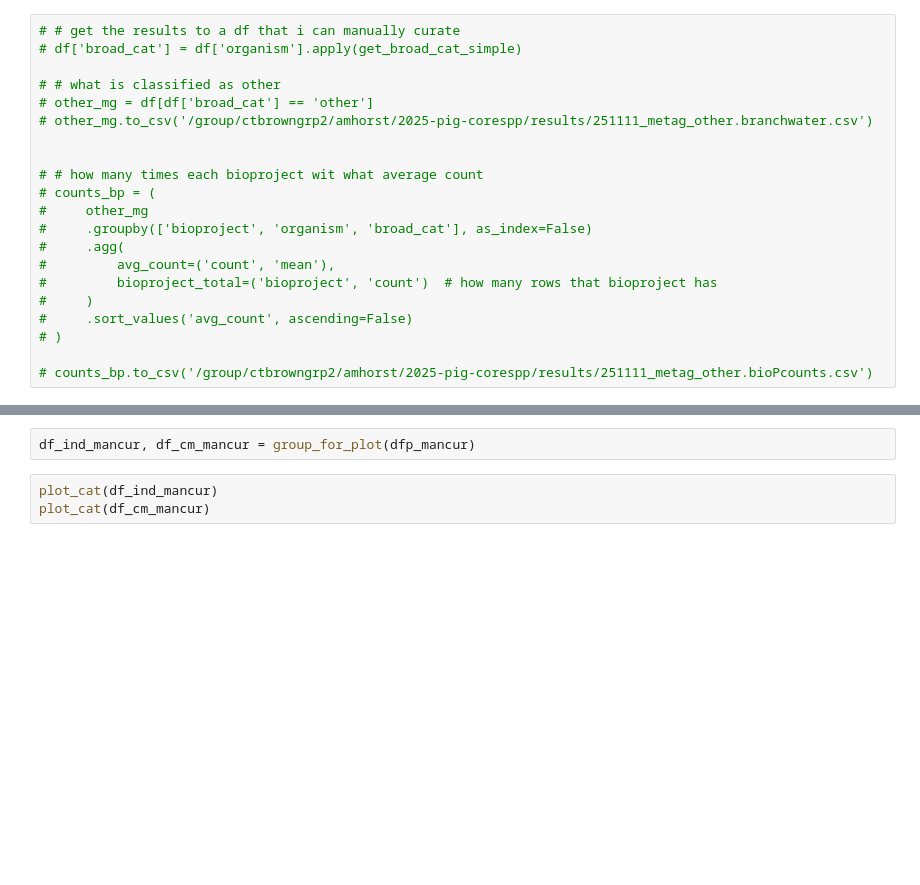
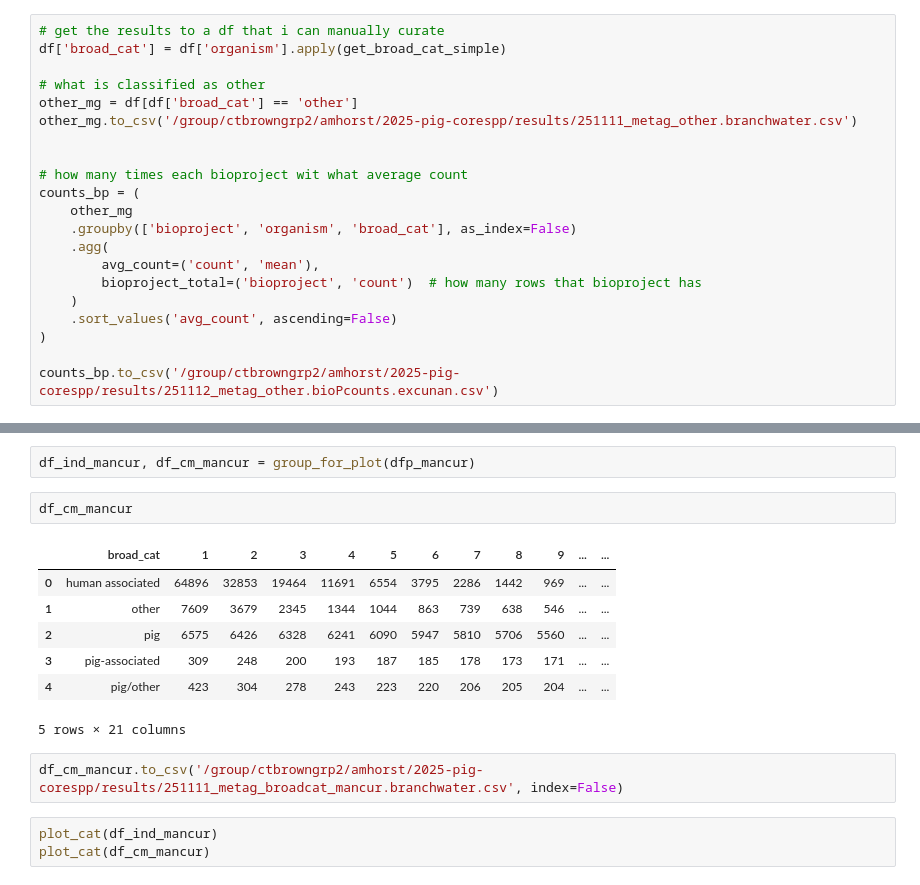
Before and after one commit to AnneliektH/2025-pig-corespp, a Jupyter notebook: workflow/notebooks/251111_process_bw.ipynb, the cells around one changed output, grey strips where cells are left out. Cells and saved outputs as stored; diff of their text form; blank space fills up the shorter version.

```diff
--- a/workflow/notebooks/251111_process_bw.ipynb
+++ b/workflow/notebooks/251111_process_bw.ipynb
@@ -125,26 +157,26 @@ plot_cat_percent(df_cm)
 - Are theys in actuality pig?
 - Move everything with the tag 'other' and look at the SRAs
 # %%
-# # get the results to a df that i can manually curate
-# df['broad_cat'] = df['organism'].apply(get_broad_cat_simple)
+# get the results to a df that i can manually curate
+df['broad_cat'] = df['organism'].apply(get_broad_cat_simple)
 
-# # what is classified as other
-# other_mg = df[df['broad_cat'] == 'other']
-# other_mg.to_csv('/group/ctbrowngrp2/amhorst/2025-pig-corespp/results/251111_metag_other.branchwater.csv')
+# what is classified as other
+other_mg = df[df['broad_cat'] == 'other']
+other_mg.to_csv('/group/ctbrowngrp2/amhorst/2025-pig-corespp/results/251111_metag_other.branchwater.csv')
 
 
-# # how many times each bioproject wit what average count
-# counts_bp = (
-#     other_mg
-#     .groupby(['bioproject', 'organism', 'broad_cat'], as_index=False)
-#     .agg(
-#         avg_count=('count', 'mean'),
-#         bioproject_total=('bioproject', 'count')  # how many rows that bioproject has
-#     )
-#     .sort_values('avg_count', ascending=False)
-# )
+# how many times each bioproject wit what average count
+counts_bp = (
+    other_mg
+    .groupby(['bioproject', 'organism', 'broad_cat'], as_index=False)
+    .agg(
+        avg_count=('count', 'mean'),
+        bioproject_total=('bioproject', 'count')  # how many rows that bioproject has
+    )
+    .sort_values('avg_count', ascending=False)
+)
 
-# counts_bp.to_csv('/group/ctbrowngrp2/amhorst/2025-pig-corespp/results/251111_metag_other.bioPcounts.csv')
+counts_bp.to_csv('/group/ctbrowngrp2/amhorst/2025-pig-corespp/results/251112_metag_other.bioPcounts.excunan.csv')
 # %%
 # load mancur
 df_mancur = pd.read_csv('/group/ctbrowngrp2/amhorst/2025-pig-corespp/results/251111_metag_mancur.csv')
@@ -160,6 +192,18 @@ dfp_mancur.loc[dfp_mancur['organism'].str.lower() == 'pig-associated', 'broad_ca
 dfp_mancur.loc[dfp_mancur['organism'].str.lower() == 'pig/other', 'broad_cat'] = 'pig/other'
 # %%
 df_ind_mancur, df_cm_mancur = group_for_plot(dfp_mancur)
+# %%
+df_cm_mancur
+# %% [output]
+|  | broad_cat | 1 | 2 | 3 | 4 | 5 | 6 | 7 | 8 | 9 | ... | ... |
+| 0 | human associated | 64896 | 32853 | 19464 | 11691 | 6554 | 3795 | 2286 | 1442 | 969 | ... | ... |
+| 1 | other | 7609 | 3679 | 2345 | 1344 | 1044 | 863 | 739 | 638 | 546 | ... | ... |
+| 2 | pig | 6575 | 6426 | 6328 | 6241 | 6090 | 5947 | 5810 | 5706 | 5560 | ... | ... |
+| 3 | pig-associated | 309 | 248 | 200 | 193 | 187 | 185 | 178 | 173 | 171 | ... | ... |
+| 4 | pig/other | 423 | 304 | 278 | 243 | 223 | 220 | 206 | 205 | 204 | ... | ... |
+5 rows × 21 columns
+# %%
+df_cm_mancur.to_csv('/group/ctbrowngrp2/amhorst/2025-pig-corespp/results/251111_metag_broadcat_mancur.branchwater.csv', index=False)
 # %%
 plot_cat(df_ind_mancur)
 plot_cat(df_cm_mancur)
```
Also changed, not shown: parts of 22 cells of this notebook, 4 other files.
